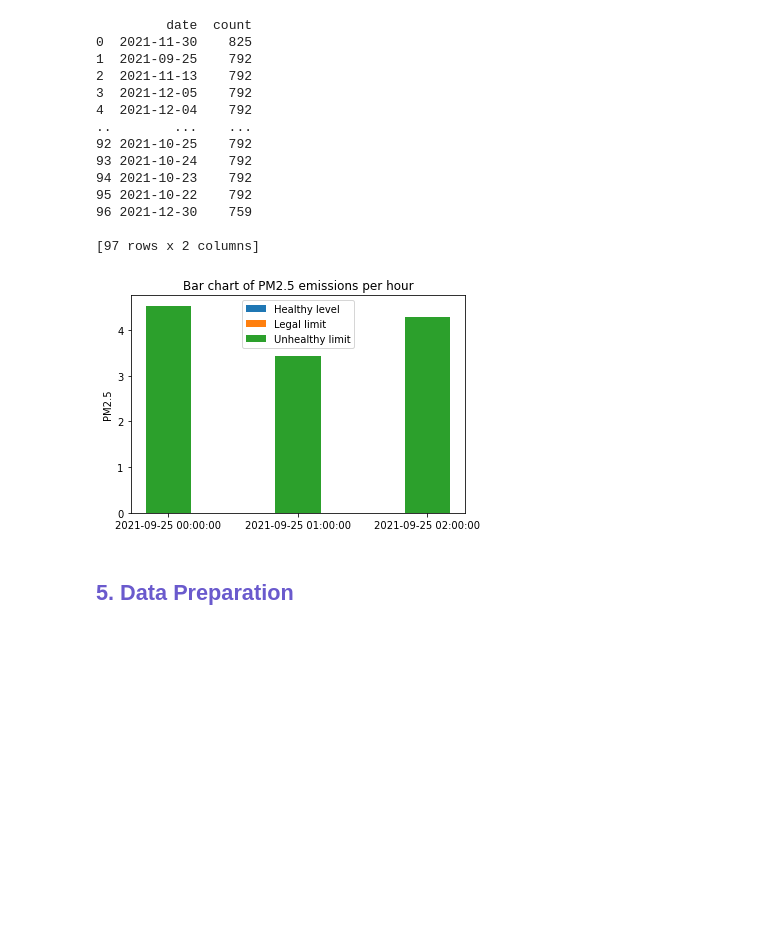
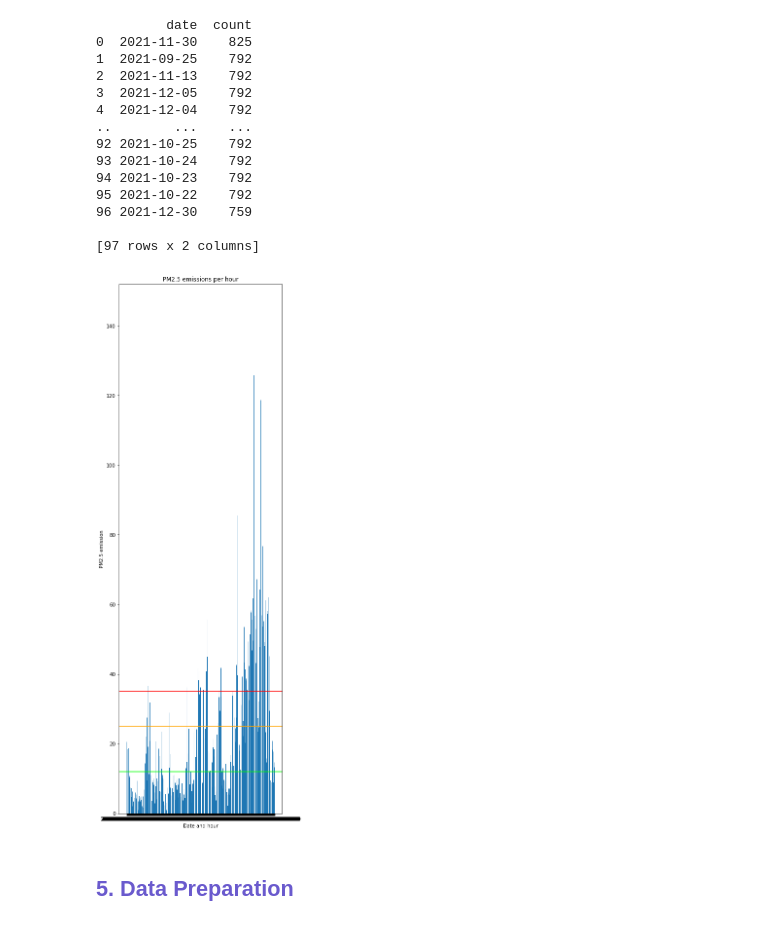
Before and after one commit to rawan-a-d/Air-Quality-Prediction, a Jupyter notebook: air_pollution.ipynb, the cells around one changed output. Drawn from its saved outputs; the diff is of its cells as text; code cells hidden in the pictures; blank space fills up the shorter version.

```diff
--- a/air_pollution.ipynb
+++ b/air_pollution.ipynb
@@ -140,46 +140,32 @@ print(air_pollution_csv)
 96 2021-12-30    759
 
 [97 rows x 2 columns]
-# %%
-air_pollution_csv = pd.read_csv('data/air_pollution.csv')
-head_max = 3
-head = air_pollution_csv.head(head_max)
-air_pollution = pd.DataFrame(head)
-# y_axis = list(air_pollution.loc[:,'pm2.5'])
-# # plt.bar(x_axis, y_axis)
-# # plt.title("Bar chart of PM2.5 emissions per hour")
-# # plt.xlabel("Date and hour")
-# # plt.ylabel("PM2.5 emission")
-
-# plt.show()
-
-
-
-healthy_level = [12]
-legal_limit = [25]
-unhealthy_level = [35]
-column_names = ['Safe level', 'Legal limit', 'Unhealthy level']
-width = 0.35 # the width of the bars: can also be len(x) sequence
-
-
-fig, ax = plt.subplots()
-
-x_axis = list(air_pollution.loc[:,'date'])
-y_axis = list(air_pollution.loc[:,'pm2.5'])
-
-width = 0.35
-
-ax.bar(x_axis, y_axis, width, label = 'Healthy level')
-ax.bar(x_axis, y_axis, width, label = 'Legal limit')
-ax.bar(x_axis, y_axis, width, label = 'Unhealthy limit')
-
-ax.set_ylabel('PM2.5')
-ax.set_title('Bar chart of PM2.5 emissions per hour')
-ax.legend()
-
-plt.show()
-# %% [output]
-[figure, removed]
+# %%
+air_pollution_csv = pd.read_csv('data/air_pollution.csv')
+# MAX_POINTS = 3 # Take first three points for testing purposes
+# air_pollution_data = pd.DataFrame(air_pollution_csv.head(MAX_POINTS)) # X axis
+# pd.to_datetime(air_pollution_csv['date'], format='%Y-%m-%d')
+
+x_axis = list(air_pollution_csv.loc[:,'date'])
+y_axis = list(air_pollution_csv.loc[:,'pm2.5'])
+
+f = plt.figure()
+f.set_figheight(20)
+plt.bar(x_axis, y_axis)
+plt.title("PM2.5 emissions per hour")
+plt.xlabel("Date and hour")
+plt.ylabel("PM2.5 emission")
+
+healthy_level = [12]
+legal_limit = [25]
+unhealthy_level = [35]
+plt.axhline(y = healthy_level, color = '#00FF00', linestyle = '-')
+plt.axhline(y = legal_limit, color = '#FFA500', linestyle = '-')
+plt.axhline(y = unhealthy_level, color = '#FF0000', linestyle = '-')
+
+plt.show()
+# %% [output]
+[figure, added]
 # %% [markdown]
 <h2><font color=slateblue> 5. Data Preparation </font></h2>
 # %% [markdown]
```
